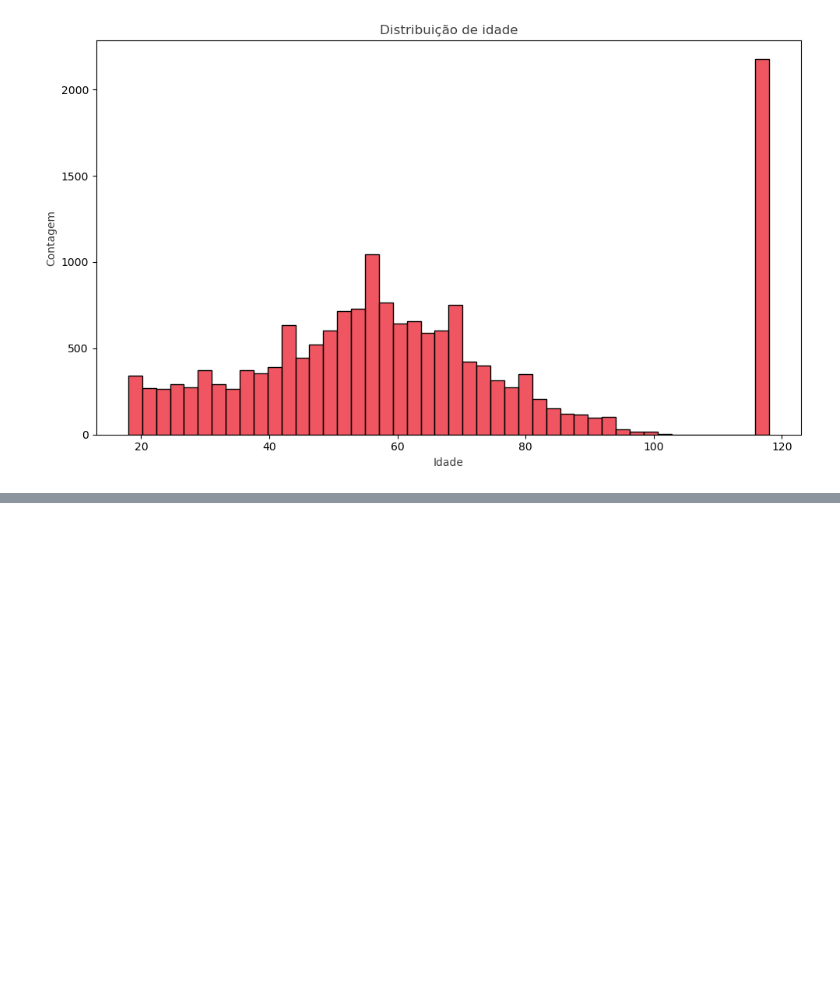
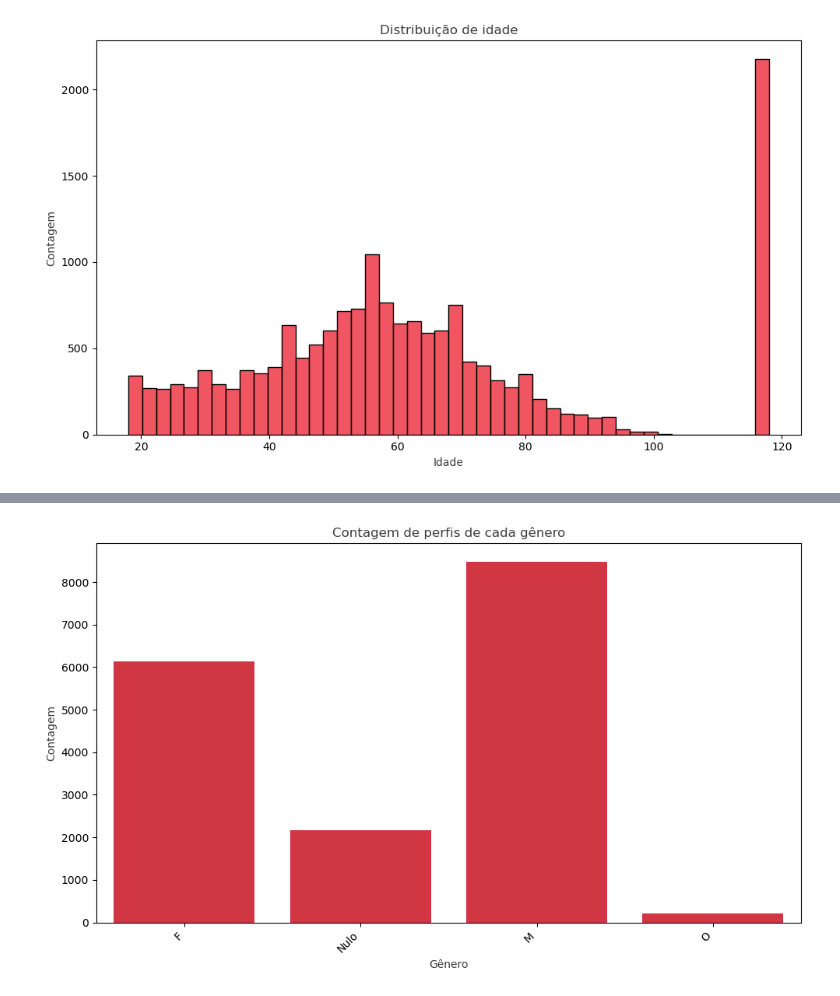
Before and after one commit to FelipeMarcelino/ifood-case, a Jupyter notebook: notebooks/data_processing.ipynb, the cells around one changed output, grey strips where cells are left out. Cells and saved outputs as stored; diff of their text form; code cells hidden in the pictures; blank space fills up the shorter version.

```diff
--- a/notebooks/data_processing.ipynb
+++ b/notebooks/data_processing.ipynb
@@ -86,0 +111,4 @@ data_visualizer.plot_histogram_age()
+# %%
+data_visualizer.plot_barplot_gender()
+# %% [output]
+[figure, added]
```
Also changed, not shown: parts of 3 cells of this notebook, 1 other file.
